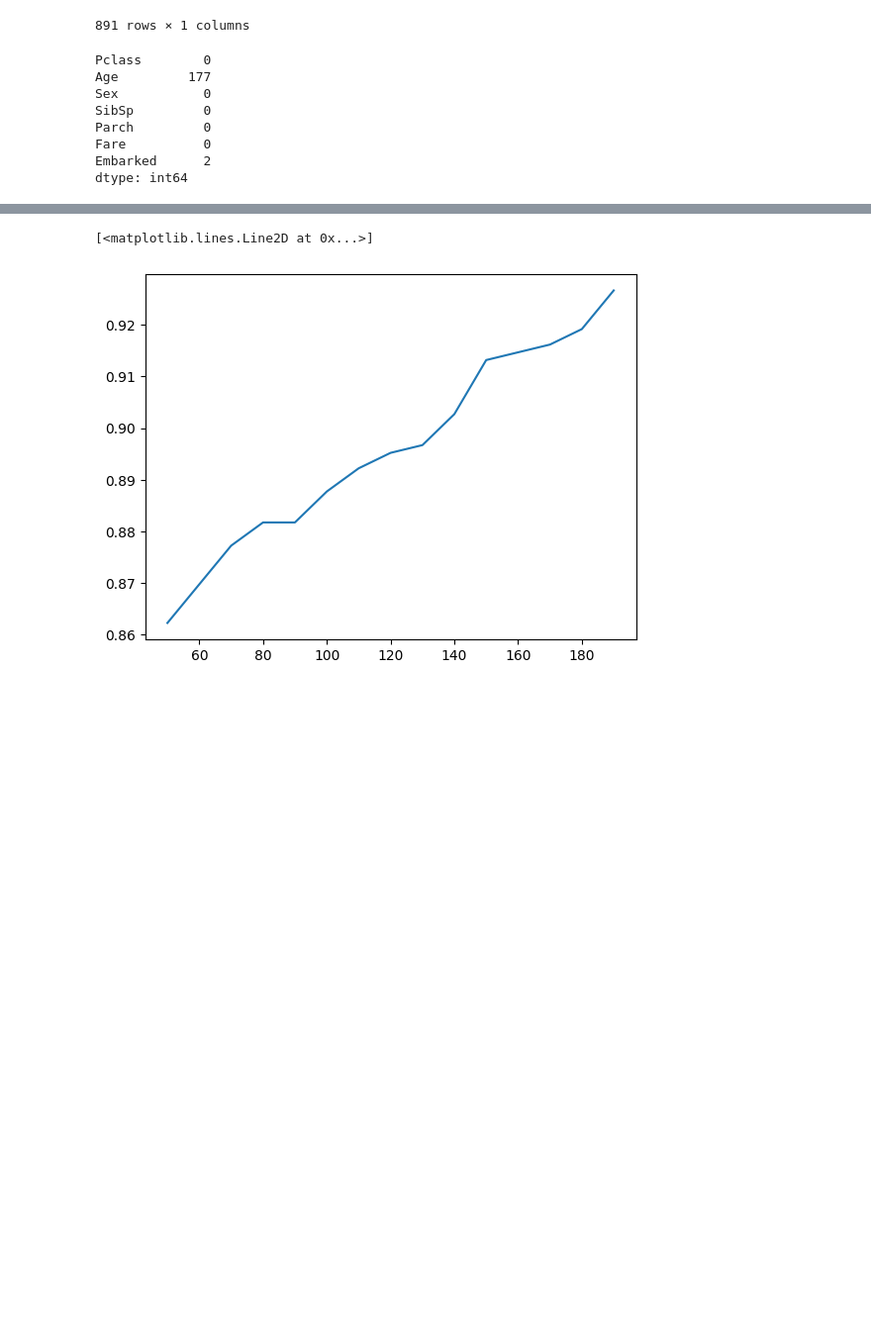
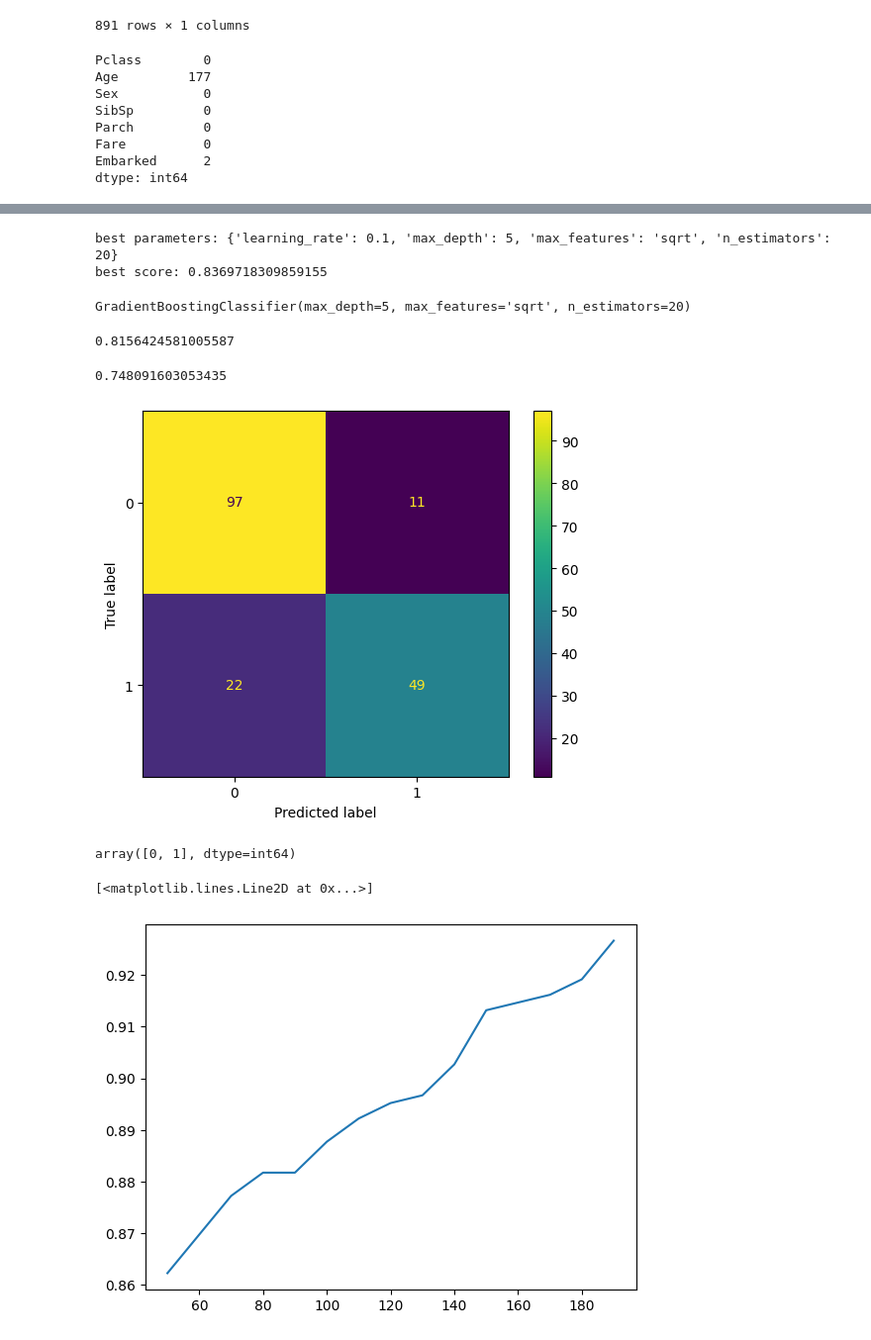
Before and after one commit to Harshalshirote2002/Tree_learning, a Jupyter notebook: grad_boost.ipynb, the cells around one changed output, grey strips where cells are left out. Shown at 99% size. Drawn from its saved outputs; the diff is of its cells as text; code cells hidden in the pictures; blank space fills up the shorter version.

```diff
--- a/grad_boost.ipynb
+++ b/grad_boost.ipynb
@@ -71,4 +61,6 @@ dtype: int64
 import category_encoders as ce
 encoder = ce.OrdinalEncoder(cols=['Sex', 'Embarked'])
 # %%
+encoder = ce.OrdinalEncoder(cols=['Sex', 'Embarked'])
 X = encoder.fit_transform(X)
+X
@@ -91,6 +81,5 @@ X
 # %%
-from sklearn.model_selection import train_test_split
-X_train, X_test, y_train, y_test = train_test_split(X, y, test_size=0.25, random_state=4)
+X_train, X_test, y_train, y_test = train_test_split(X, y, test_size=0.20, random_state=8)
 # %%
 X_train.shape, y_test.shape
 # %% [output]
@@ -102,3 +87,51 @@ from sklearn.metrics import accuracy_score
+# %%
+# Define the hyperparameters grid
+param_grid = {
+    'learning_rate': [0.1, 0.01],
+    'n_estimators': [20, 50, 100],
+    'max_depth': [3, 5, 7],
+    'max_features': [None, 'sqrt', 'log2']
+}
+
+# Create the gradient boosting classifier
+gb = GradientBoostingClassifier()
+
+####################################################################################
+
+grid_search = GridSearchCV(gb, param_grid, cv=10)
+grid_search.fit(X_train, y_train)
+
+best_params = grid_search.best_params_
+best_score = grid_search.best_score_
+best_model = grid_search.best_estimator_
+print(f"best parameters: {best_params}")
+print(f"best score: {best_score}")
+# %% [output]
+best parameters: {'learning_rate': 0.1, 'max_depth': 5, 'max_features': 'sqrt', 'n_estimators': 20}
+best score: 0.8369718309859155
+# %%
+best_model.fit(X_train, y_train)
+# %% [output]
+GradientBoostingClassifier(max_depth=5, max_features='sqrt', n_estimators=20)
+# %%
+accuracy_score(y_test, best_model.predict(X_test))
+# %% [output]
+0.8156424581005587
+# %%
+f1_score(y_test, best_model.predict(X_test))
+# %% [output]
+0.748091603053435
+# %%
+cm = confusion_matrix(y_test, best_model.predict(X_test), labels=best_model.classes_)
+disp = ConfusionMatrixDisplay(confusion_matrix=cm, display_labels=best_model.classes_)
+disp.plot()
+plt.show()
+# %% [output]
+[figure, added]
+# %%
+best_model.classes_
+# %% [output]
+array([0, 1], dtype=int64)
 # %%
 train_acc=[]
 test_acc=[]
```
Also changed, not shown: parts of 8 cells of this notebook, 7 other files.
